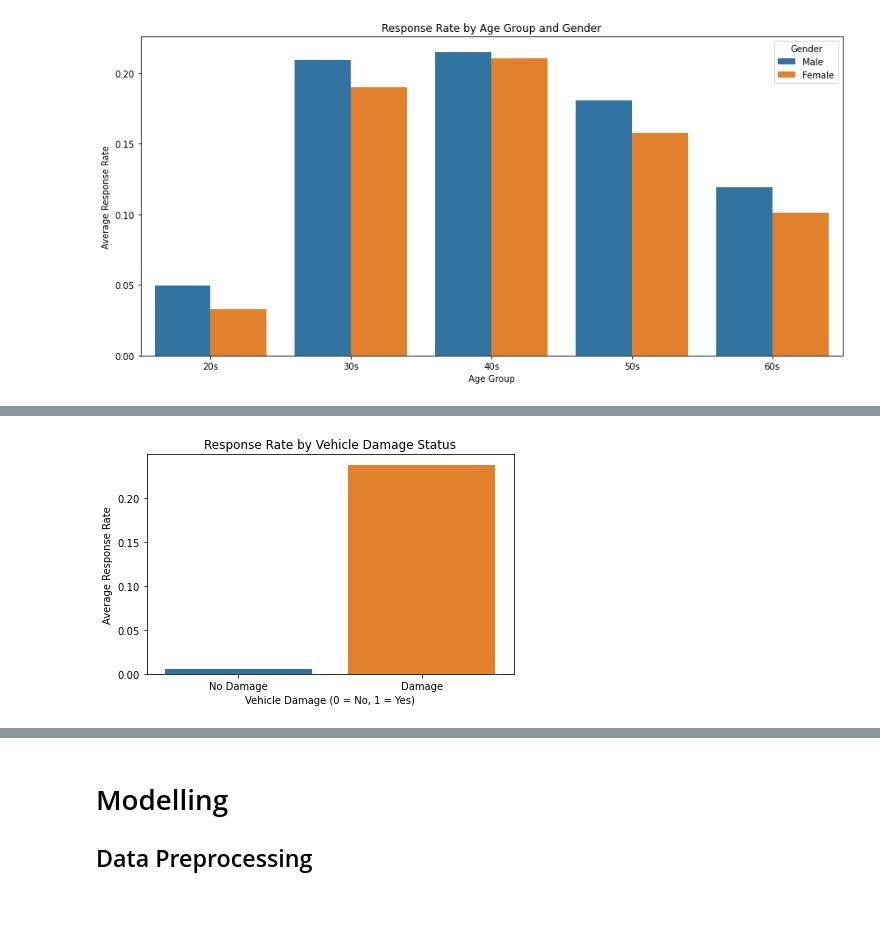
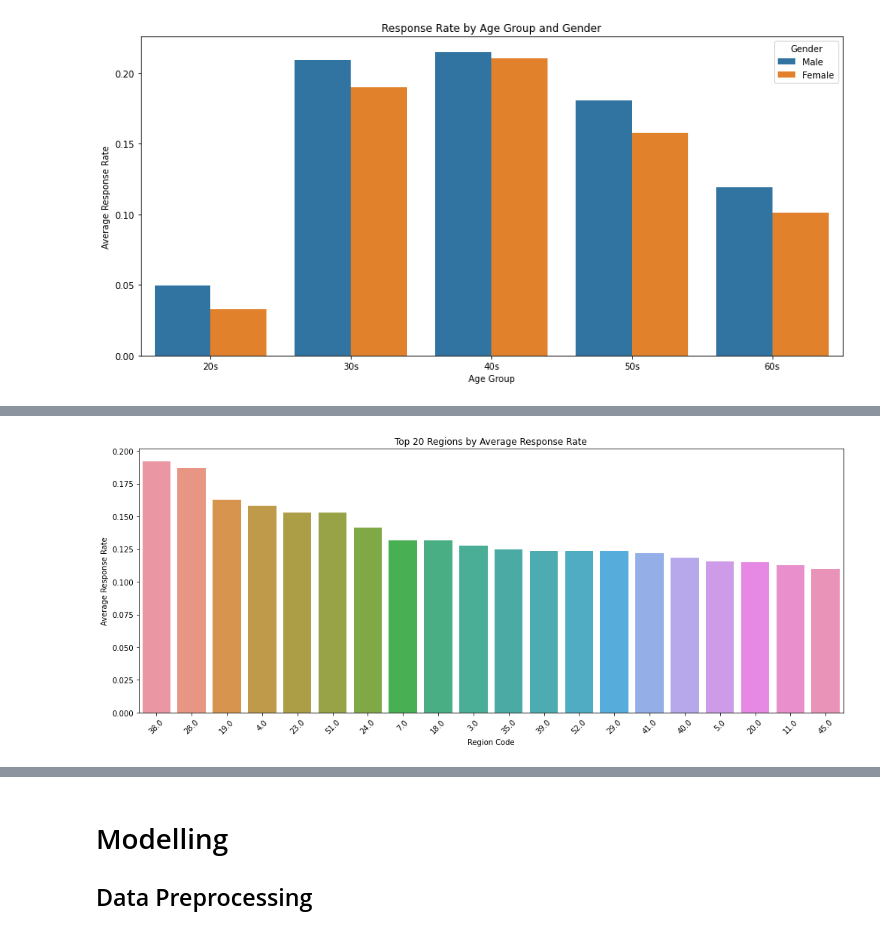
Before and after one commit to samkemboi12/Insurance-Cross-Sell-Prediction, a Jupyter notebook: Untitled.ipynb, the cells around one changed output, grey strips where cells are left out. Drawn from its saved outputs; the diff is of its cells as text; code cells hidden in the pictures; blank space fills up the shorter version.

```diff
--- a/Untitled.ipynb
+++ b/Untitled.ipynb
@@ -319,0 +175,14 @@ print(grouped.sort_values(by='Response_Rate', ascending=False).head(10))
+# %%
+Q1 = train_df['Annual_Premium'].quantile(0.25)
+Q3 = train_df['Annual_Premium'].quantile(0.75)
+IQR = Q3 - Q1
+
+# Define outlier thresholds
+lower_bound = Q1 - 1.5 * IQR
+upper_bound = Q3 + 1.5 * IQR
+
+# Find outliers
+outliers = train_df[(train_df['Annual_Premium'] < lower_bound) | (train_df['Annual_Premium'] > upper_bound)]
+
+print(f"Number of outliers: {len(outliers)}")
+print(f"Percentage of outliers: {100 * len(outliers) / len(train_df):.2f}%")
@@ -319,0 +195,3 @@ print(grouped.sort_values(by='Response_Rate', ascending=False).head(10))
+# %%
+train_df['Annual_Premium_Capped'] = train_df['Annual_Premium'].clip(lower=lower_bound, upper=upper_bound)
+test_df['Annual_Premium_Capped'] = test_df['Annual_Premium'].clip(lower=lower_bound, upper=upper_bound)
@@ -415,0 +460,5 @@ print(vehicle_damage_response)
+# %%
+region_response = train_df.groupby('Region_Code')['Response'].agg(['count', 'mean']).reset_index()
+region_response.columns = ['Region_Code', 'Lead_Count', 'Response_Rate']
+region_response = region_response.sort_values('Response_Rate', ascending=False)
+region_response.head()
@@ -416,14 +472,19 @@ print(vehicle_damage_response)
 # %%
-import seaborn as sns
-import matplotlib.pyplot as plt
+region_top20 = region_response.sort_values(by='Response_Rate', ascending=False).head(20)
 
-plt.figure(figsize=(6, 4))
-sns.barplot(data=vehicle_damage_response, x='Vehicle_Damage', y='Response_Rate')
-plt.title('Response Rate by Vehicle Damage Status')
-plt.xlabel('Vehicle Damage (0 = No, 1 = Yes)')
+# Plot
+plt.figure(figsize=(14, 6))
+sns.barplot(
+    data=region_top20,
+    x='Region_Code',
+    y='Response_Rate',
+    order=region_top20['Region_Code']
+)
+plt.xticks(rotation=45)
+plt.title('Top 20 Regions by Average Response Rate')
+plt.xlabel('Region Code')
 plt.ylabel('Average Response Rate')
-plt.xticks([0, 1], ['No Damage', 'Damage'])
 plt.tight_layout()
 plt.show()
 # %% [output]
-[figure, old version]
+[figure, new version]
```
Also changed, not shown: parts of 63 cells of this notebook.
